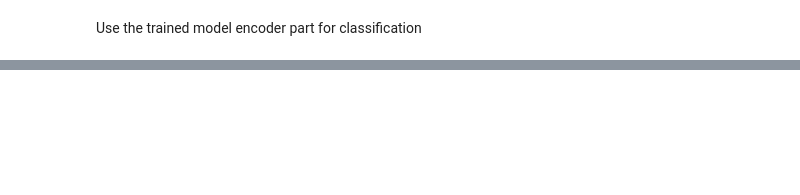
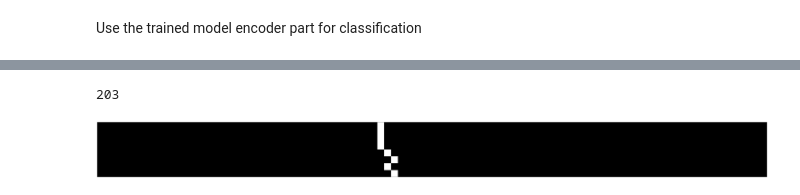
Before and after one commit to GiuliaPaggi/JetIDwithAutoencoder, a Jupyter notebook: JetIDAE.ipynb, the cells around one changed output, grey strips where cells are left out. Drawn from its saved outputs; the diff is of its cells as text; code cells hidden in the pictures; blank space fills up the shorter version.

```diff
--- a/JetIDAE.ipynb
+++ b/JetIDAE.ipynb
@@ -294,2 +261,22 @@ test_eval = autoencoder.evaluate(x_test, x_test)
 # %% [markdown]
 Use the trained model encoder part for classification
+# %%
+#add muons to the dataset
+
+df["is_muon"] = 0
+
+dfs = []
+csv_files_muon = [f for f in os.listdir() if (f.startswith('muon') and f.endswith('.csv'))]
+for data_file in csv_files_muon :
+  print("Read "+data_file)
+  m_df = pd.read_csv(data_file)
+  m_df["is_muon"] = 1
+  dfs.append(m_df)
+
+
+c_df = pd.concat(dfs, ignore_index = True)
+del(dfs)
+c_df = c_df.drop(columns = 'Unnamed: 0')
+
+c_df = pd.concat([c_df, df], ignore_index=True)
+c_df = c_df.sample(frac = 1).reset_index(drop=True)
@@ -296,2 +338,7 @@ Use the trained model encoder part for classification
+# %%
+plot_input(c_df, 1, (layer, n_chann))
+# %% [output]
+203
+[figure, added]
 # %%
 # Extract the encoder part for classification
```
Also changed, not shown: parts of 47 cells of this notebook.
